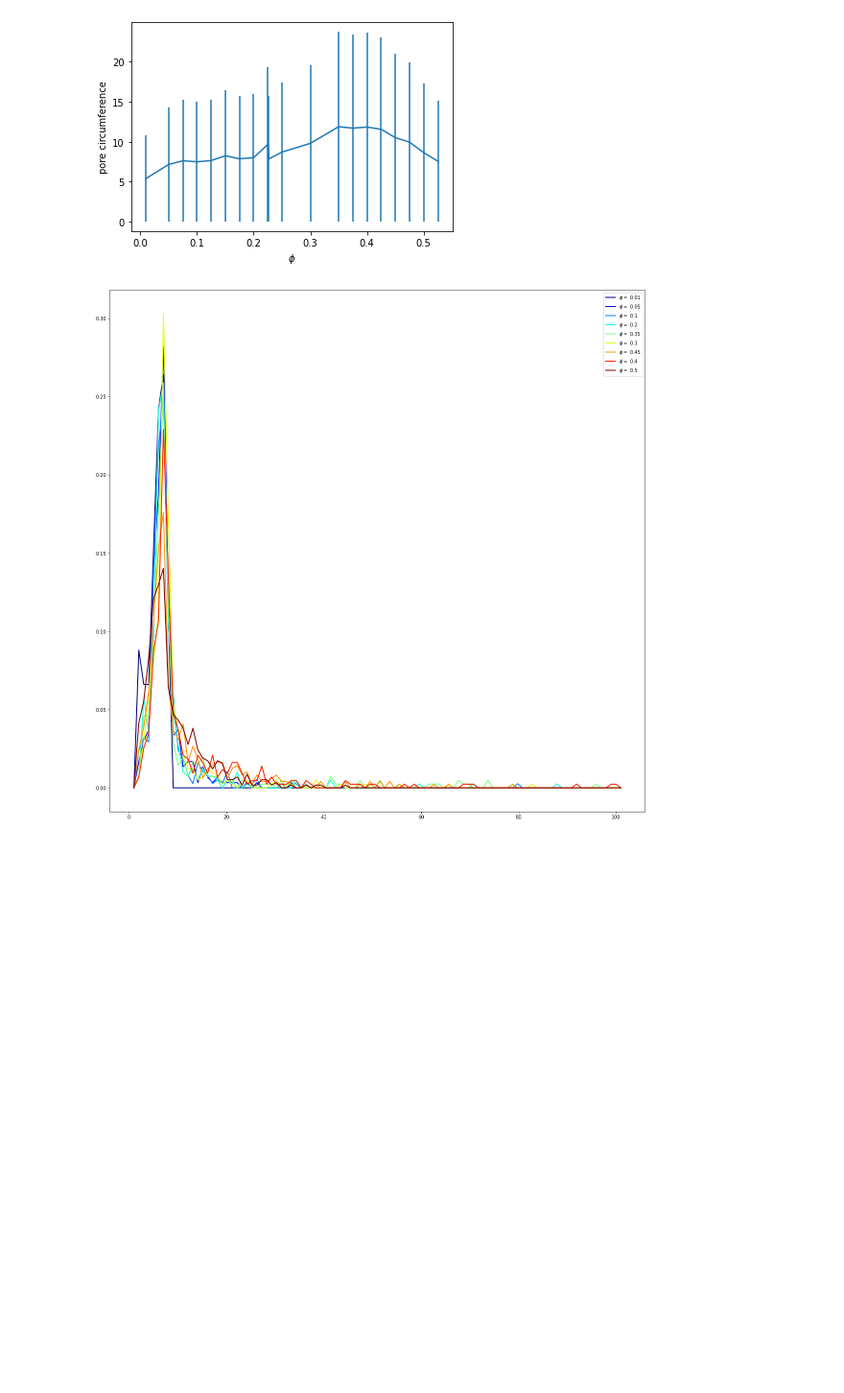
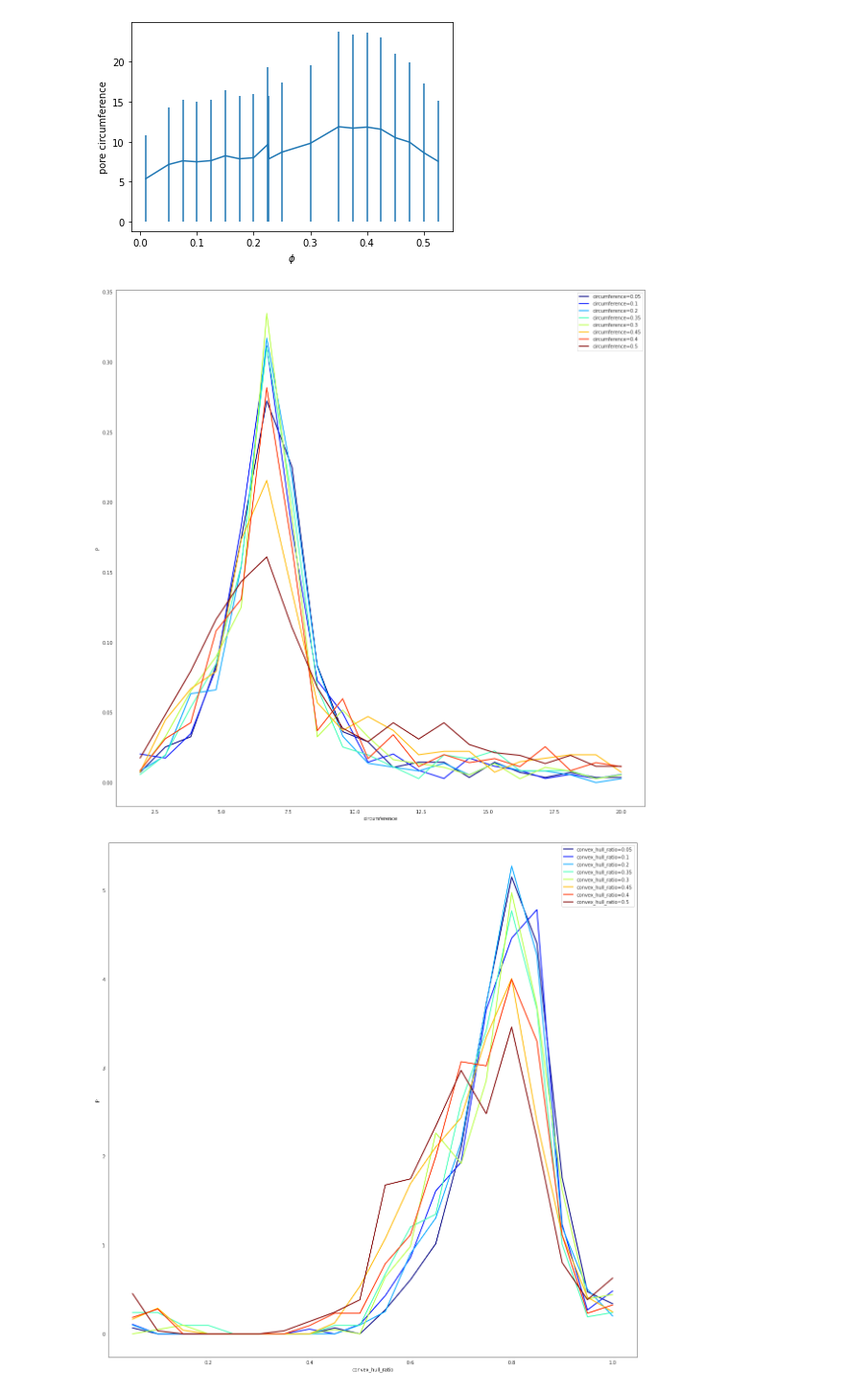
Before and after one commit to OljaOctagon/Colloidal-Assembler, a Jupyter notebook: utils/percolation_study/pore_size_estimation/notebooks/plot_pore_measures.ipynb, the cells around one changed output. Shown at 96% size. Saved outputs shown, nothing was run; the diff lists cells and outputs as text; code cells hidden in the pictures; blank space fills up the shorter version.

```diff
--- a/utils/percolation_study/pore_size_estimation/notebooks/plot_pore_measures.ipynb
+++ b/utils/percolation_study/pore_size_estimation/notebooks/plot_pore_measures.ipynb
@@ -39,11 +41,13 @@ repair_entry()
 0.5
 # %%
 
-dir="/Users/ada/Documents/git_repos/phd/rhombi/utils/percolation_study/pore_size_estimation/example_data/rhombi/pore_measure_example_data/"
+#dir="/Users/ada/Documents/git_repos/phd/rhombi/utils/percolation_study/pore_size_estimation/example_data/rhombi/pore_measure_example_data/"
+dir="/home/carina/git_repos/rhombi/utils/percolation_study/pore_size_estimation/example_data/rhombi/pore_measure_example_data/"
 file_name = "pore_measures_005_temp_0.1_delta_0.2_dmo_as1.h5"
 
 f = h5py.File("{}{}".format(dir,file_name), 'r+')
 # %%
+dset_names = []
 for key in f.keys():
     print(key)
     print(f[key].attrs)
@@ -52,6 +56,7 @@ for key in f.keys():
 
     for dset_name in f[key]:
         print(dset_name)
+        dset_names.append(dset_name)
         print(f[key][dset_name][:])
 # %% [output]
 double_mouse_asymm_1_phi_0.01_delta_0.2_temp_0.10_36300000
@@ -193,26 +198,38 @@ get_mean_along_one_axis(f,filter_attrs,dset_name,axis_name)
 # %%
 
 import matplotlib.pylab as plab
+import seaborn as sns
+sns.set_style("white")
 filter_attrs = {"delta": "0.2", "temperature": 0.1}
 dset_name = "circumference"
 axis_name = "phi"
 def plot_distribution_along_axis(f,filter_attrs,dset_name,axis_name):
     fig,ax=plt.subplots(figsize=(20,20))
-    n = 9
+    n = 8
     colors = plab.cm.jet(np.linspace(0,1,n))
     i=0
     for group in f.keys():
         if is_match(f[group].attrs, filter_attrs):
-            if f[group].attrs['phi'] in ['0.01','0.05','0.1','0.2','0.3','0.4','0.45','0.35', '0.5']:
+            if f[group].attrs['phi'] in ['0.05','0.1','0.2','0.3','0.4','0.45','0.35', '0.5']:
                 x=f[group][dset_name][:]
-                hist, bin_edges = np.histogram(x, range=(0,101), bins=100, density=True)
+                xmin=0
+                xmax=np.max(x)
+                if xmax>1:
+                    xmin=1
+                    xmax=20
+                bins = 20
+                hist, bin_edges = np.histogram(x, range=(xmin,xmax), bins=bins, density=True)
                 x=bin_edges[1:]
-                plt.plot(x,hist, lw=2, color = colors[i], label="$\phi =$ {}".format(f[group].attrs['phi']))
+                plt.plot(x,hist, lw=2, color = colors[i], label="{}={}".format(dset_name, f[group].attrs['phi']))
                 i = i+1
+                plt.xlabel(dset_name)
+                plt.ylabel("P")
 
     plt.legend()
     plt.show()
 
-plot_distribution_along_axis(f,filter_attrs,dset_name,axis_name)
+for dset_name in np.unique(dset_names):
+    plot_distribution_along_axis(f,filter_attrs,dset_name,axis_name)
 # %% [output]
-[figure, old version]
+[figure, new version]
+[figure, added]
```
Also changed, not shown: parts of 6 cells of this notebook, 1 other file.
